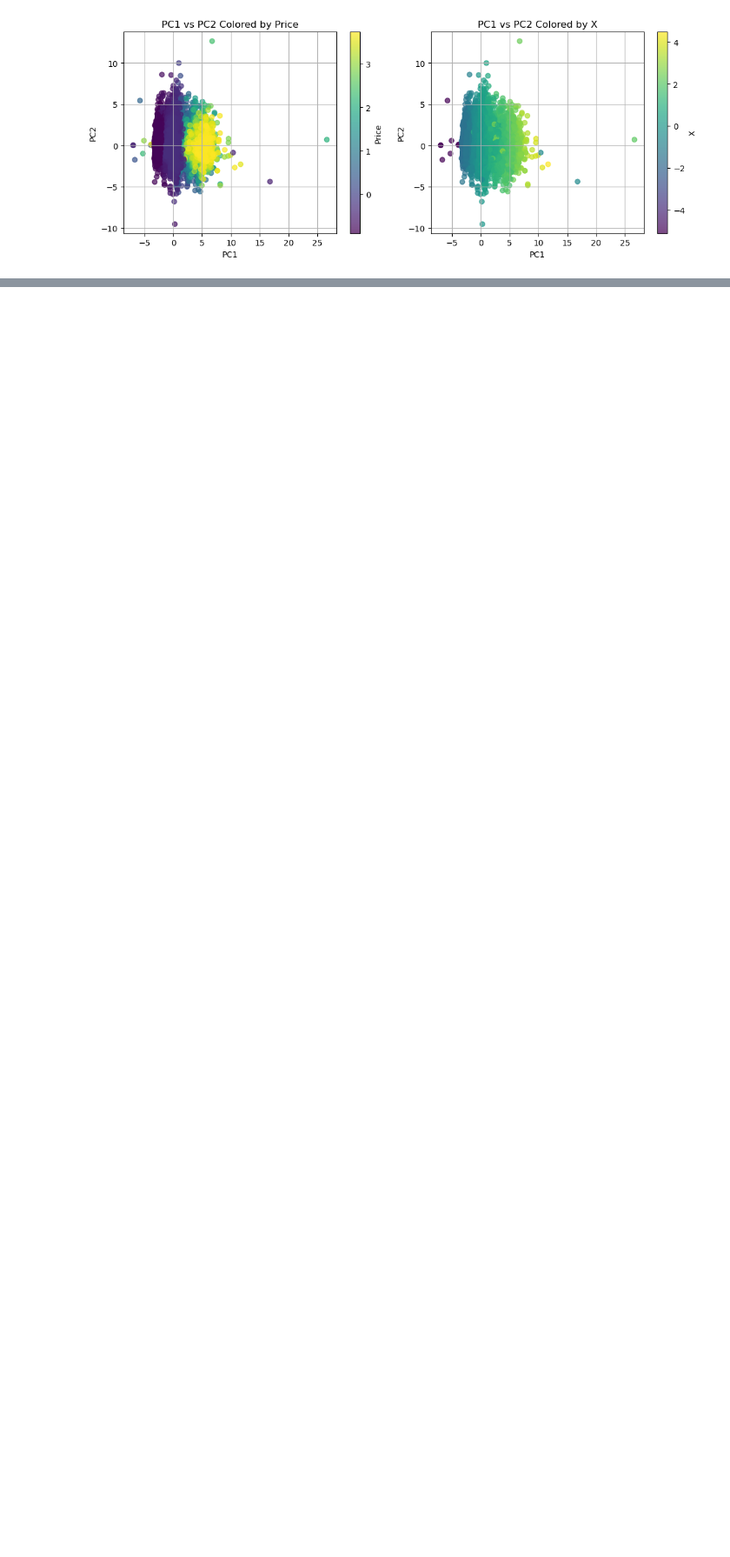
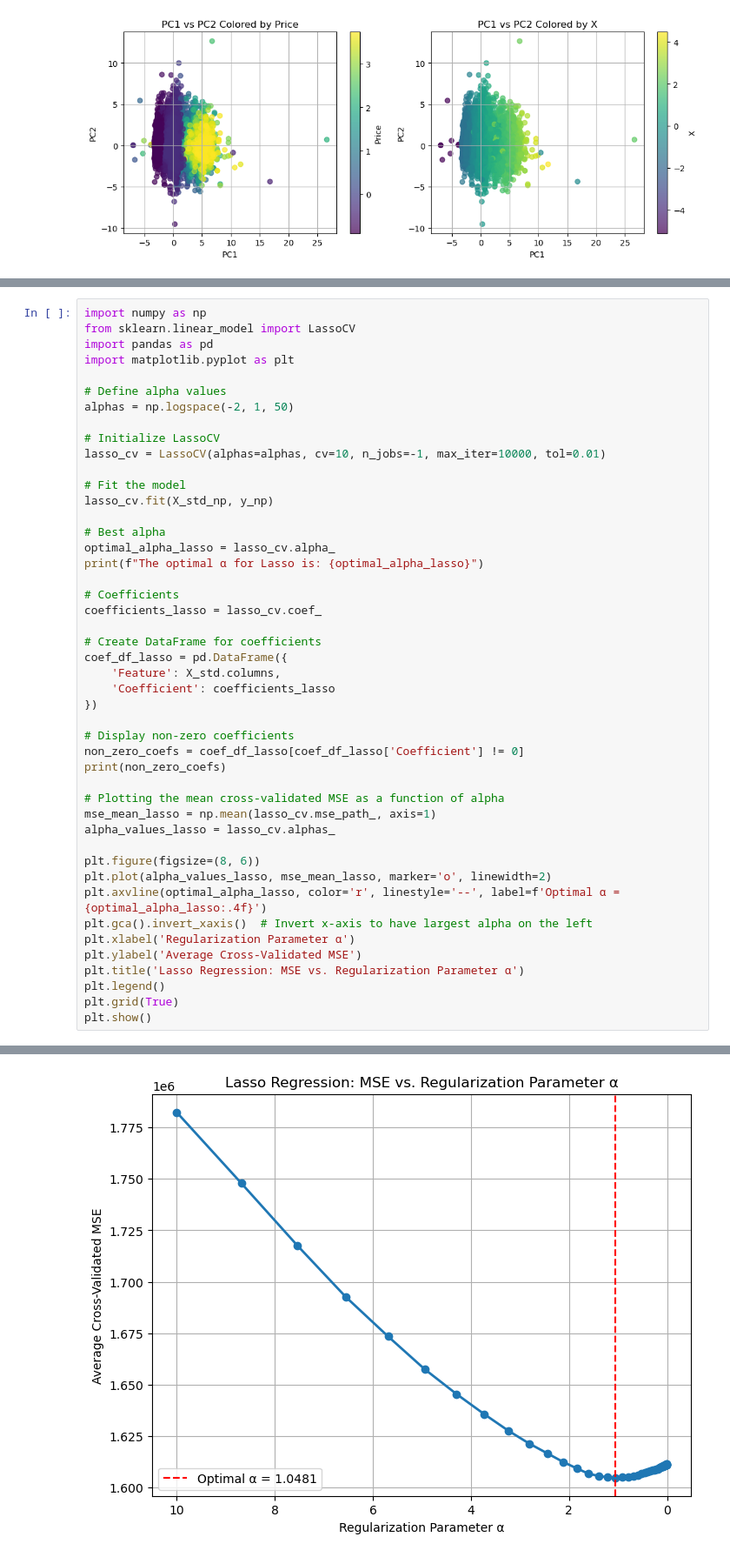
Before and after one commit to ThomasSchiolerH/Machine-Learning-And-Data-Mining, a Jupyter notebook: Project 1 & 2/project.ipynb, the cells around one changed output, grey strips where cells are left out. Shown at 87% size. Saved outputs shown, nothing was run; the diff lists cells and outputs as text; blank space fills up the shorter version.

```diff
--- a/Project 1 & 2/project.ipynb
+++ b/Project 1 & 2/project.ipynb
@@ -346,0 +530,47 @@ plt.show()
+# %%
+import numpy as np
+from sklearn.linear_model import LassoCV
+import pandas as pd
+import matplotlib.pyplot as plt
+
+# Define alpha values
+alphas = np.logspace(-2, 1, 50)
+
+# Initialize LassoCV
+lasso_cv = LassoCV(alphas=alphas, cv=10, n_jobs=-1, max_iter=10000, tol=0.01)
+
+# Fit the model
+lasso_cv.fit(X_std_np, y_np)
+
+# Best alpha
+optimal_alpha_lasso = lasso_cv.alpha_
+print(f"The optimal α for Lasso is: {optimal_alpha_lasso}")
+
+# Coefficients
+coefficients_lasso = lasso_cv.coef_
+
+# Create DataFrame for coefficients
+coef_df_lasso = pd.DataFrame({
+    'Feature': X_std.columns,
+    'Coefficient': coefficients_lasso
+})
+
+# Display non-zero coefficients
+non_zero_coefs = coef_df_lasso[coef_df_lasso['Coefficient'] != 0]
+print(non_zero_coefs)
+
+# Plotting the mean cross-validated MSE as a function of alpha
+mse_mean_lasso = np.mean(lasso_cv.mse_path_, axis=1)
+alpha_values_lasso = lasso_cv.alphas_
+
+plt.figure(figsize=(8, 6))
+plt.plot(alpha_values_lasso, mse_mean_lasso, marker='o', linewidth=2)
+plt.axvline(optimal_alpha_lasso, color='r', linestyle='--', label=f'Optimal α = {optimal_alpha_lasso:.4f}')
+plt.gca().invert_xaxis()  # Invert x-axis to have largest alpha on the left
+plt.xlabel('Regularization Parameter α')
+plt.ylabel('Average Cross-Validated MSE')
+plt.title('Lasso Regression: MSE vs. Regularization Parameter α')
+plt.legend()
+plt.grid(True)
+plt.show()
+# %% [output]
@@ -346,0 +594 @@ plt.show()
+[figure, added]
```
Also changed, not shown: parts of 22 cells of this notebook, 1 other file.
